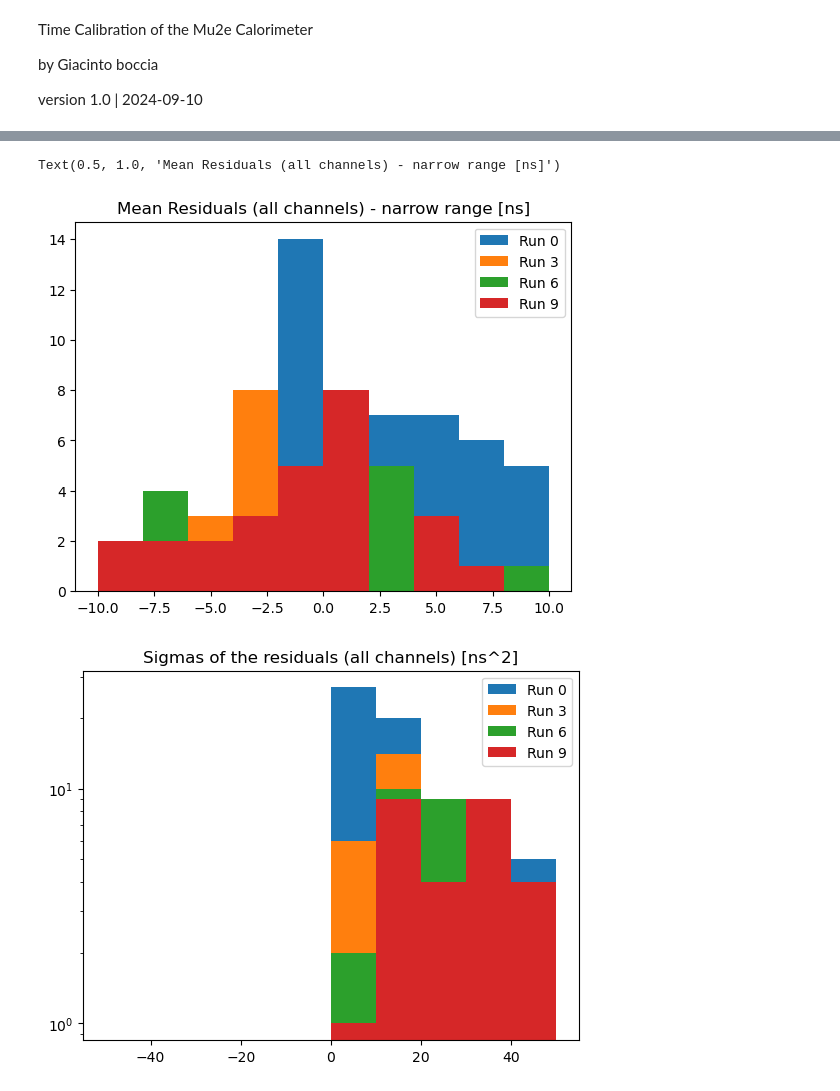
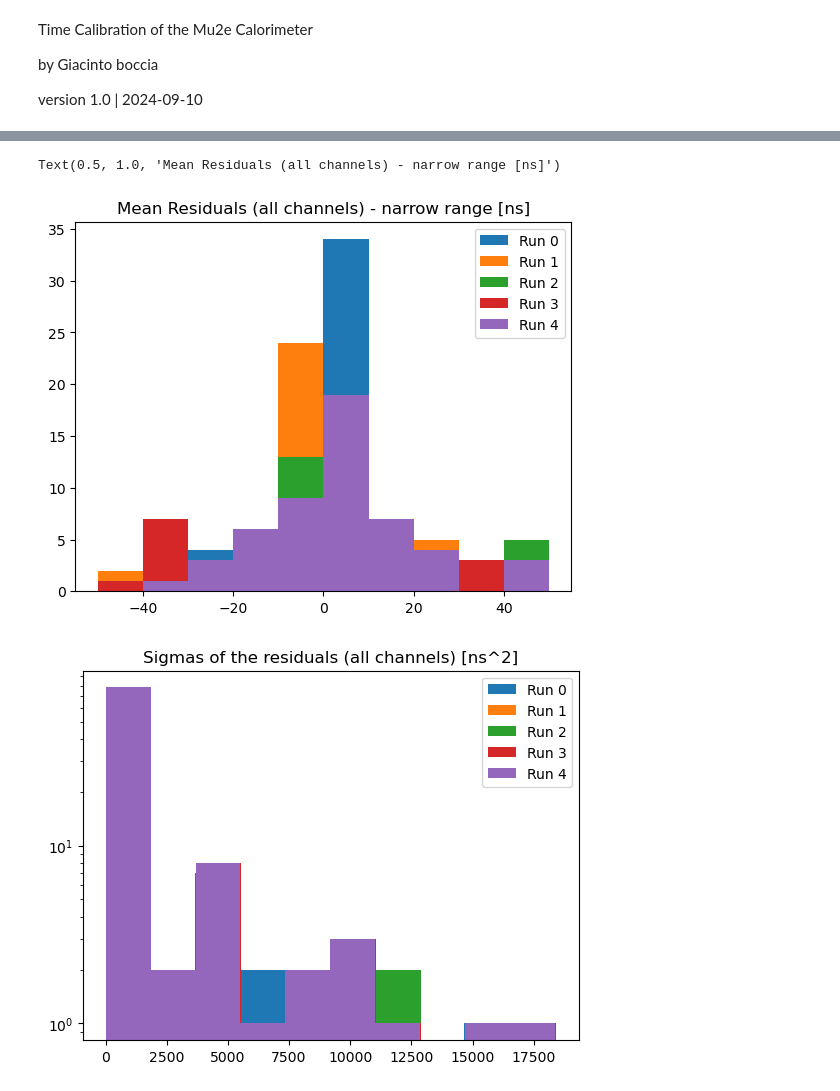
Before and after one commit to Mu2e/CaloCalibration, a Jupyter notebook: CosmicsCalib/vst/time_calibration/t_cal.ipynb, the cells around one changed output, grey strips where cells are left out. Drawn from its saved outputs; the diff is of its cells as text; code cells hidden in the pictures.

```diff
--- a/CosmicsCalib/vst/time_calibration/t_cal.ipynb
+++ b/CosmicsCalib/vst/time_calibration/t_cal.ipynb
@@ -200,7 +235,7 @@ with open(save_f_name, mode = 'w') as file:
                 print(row, col, sipm, cal_corection[row, col, sipm].item(), file= file, sep= ",")
 # %%
 #Sep of genreations to be displayed on graphs
-GRAPH_RUNS_STEP = 3
+GRAPH_RUNS_STEP = 1
 # %%
 #Plot the residuals
 fig, ax = plt.subplots()
@@ -281,25 +316,25 @@ for run in range(0, n_runs, GRAPH_RUNS_STEP):
         scalar = mean.item()
         if not np.isnan(scalar):
             mean_arr.append(scalar)
-    n, bin, patches = plt.hist(mean_arr, range= (-10, 10), label= "Run " + str(run))
+    n, bin, patches = plt.hist(mean_arr, range= (-50, 50), label= "Run " + str(run))
 plt.legend()
 plt.title("Mean Residuals (all channels) - narrow range [ns]")
 # %% [output]
 Text(0.5, 1.0, 'Mean Residuals (all channels) - narrow range [ns]')
-[figure, old version]
+[figure, new version]
 # %%
 #Draw the distibutions of the sigma of the residuals
 for run in range(0, n_runs, GRAPH_RUNS_STEP):
     sigma_arr = []
     for sigma in sigma_res_arr[run].flatten():
         scalar = sigma.item()
         if not np.isnan(scalar):
             sigma_arr.append(scalar)
-    n, bin, patches = plt.hist(sigma_arr, label= "Run " + str(run), range= (-50, 50))
+    n, bin, patches = plt.hist(sigma_arr, label= "Run " + str(run))
 plt.legend()
 plt.title("Sigmas of the residuals (all channels) [ns^2]")
 plt.yscale('log')
 # %% [output]
-[figure, old version]
+[figure, new version]
 # %%
 #Draw the distribution of the residuals for a specific chennel
```
Also changed, not shown: parts of 18 cells of this notebook.
